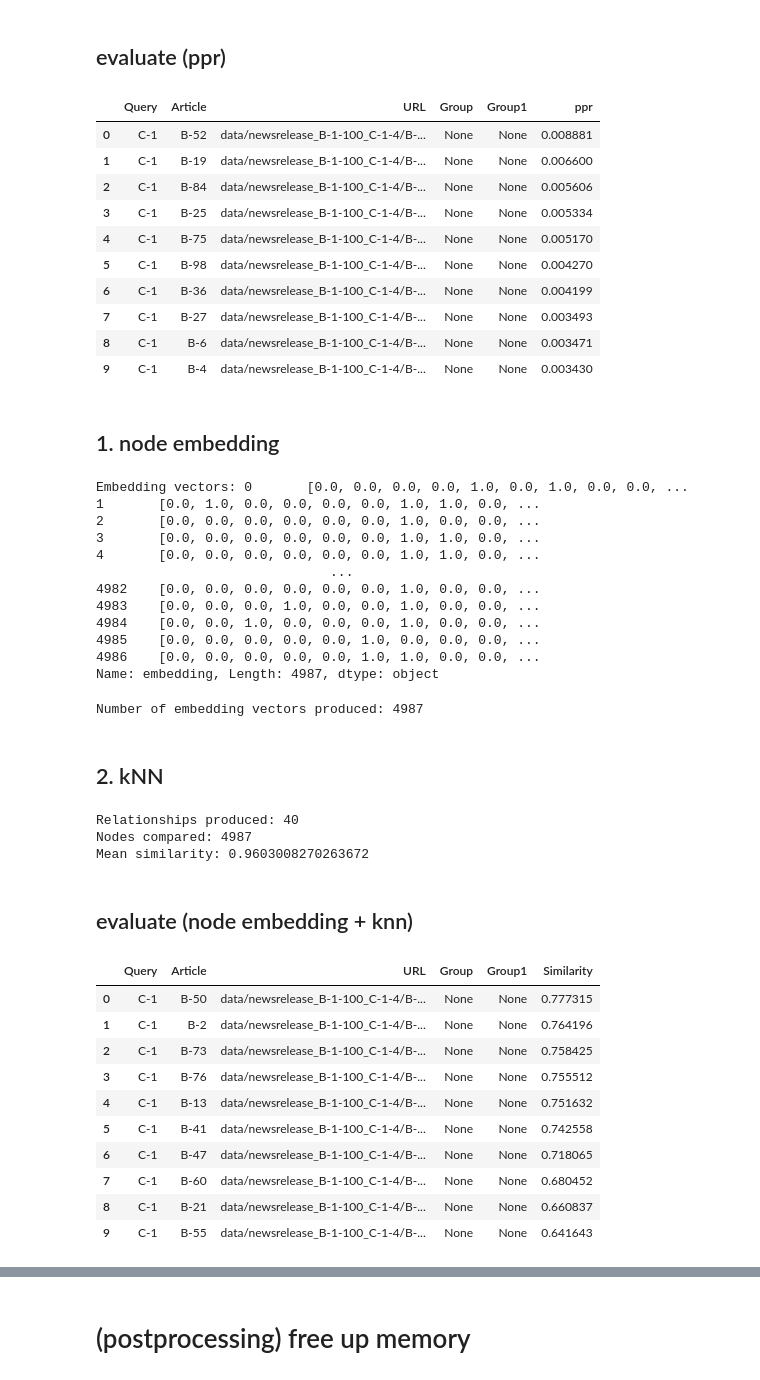
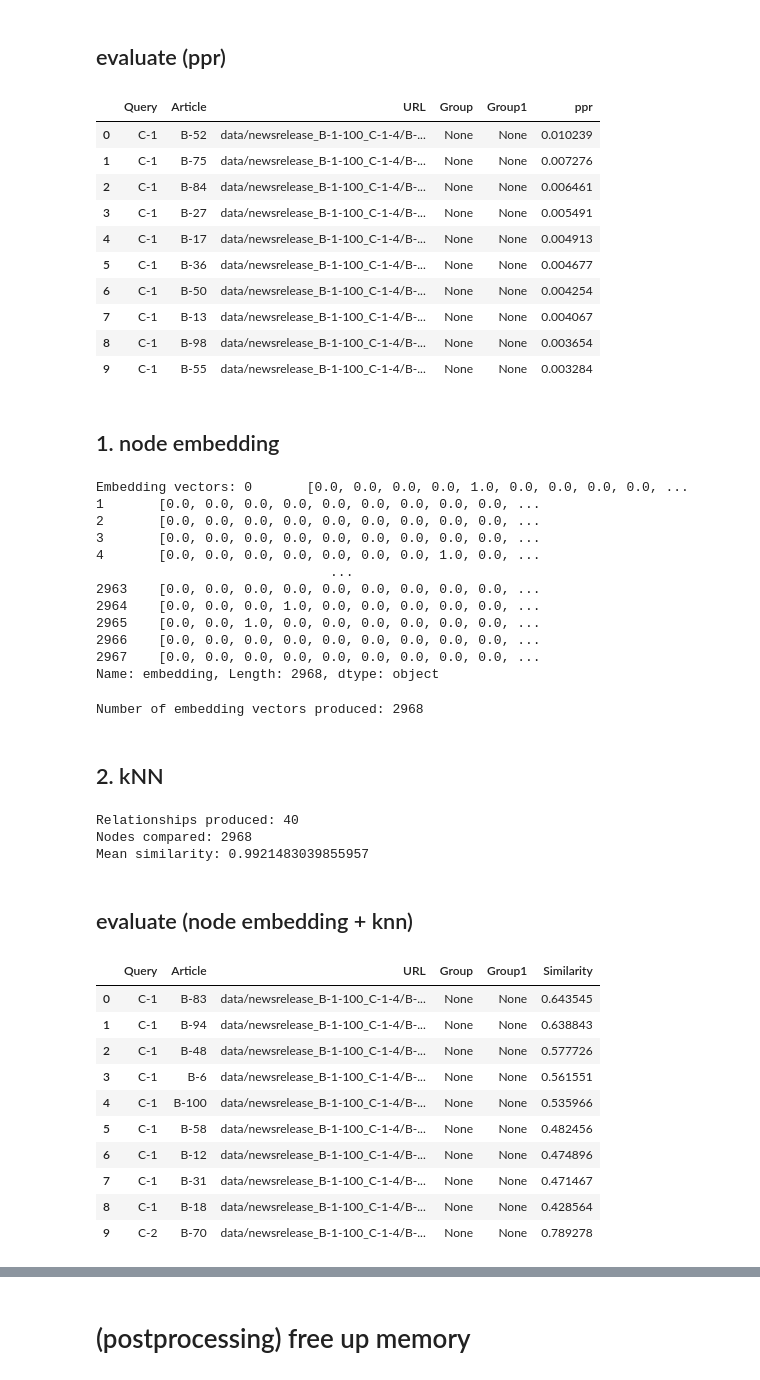
Before and after one commit to smallcat9603/graph, a Jupyter notebook: dnp/kg/neo4j_v1.ipynb, the cells around one changed output, grey strips where cells are left out. Drawn from its saved outputs; the diff is of its cells as text; code cells hidden in the pictures.

```diff
--- a/dnp/kg/neo4j_v1.ipynb
+++ b/dnp/kg/neo4j_v1.ipynb
@@ -14,7 +14,7 @@ print(gds.version())
 
 # params
 KEY = "AIzaSyAPQNUpCCFrsJhX2A-CgvOG4fDWlxuA8ec" # api key
-nphrase = 100 # number of nouns extracted from each article
+nphrase = 50 # number of nouns extracted from each article
 DATA_CLASS = "DNP" # DNP or WIKI
 DATA_TYPE = "TXT" # TXT or URL (currently txt is used for dnp data)
 DATA_URL = "" # input data
@@ -473,16 +473,16 @@ LIMIT 10
 gds.run_cypher(query)
 # %% [output]
 |  | Query | Article | URL | Group | Group1 | ppr |
-| 0 | C-1 | B-52 | data/newsrelease_B-1-100_C-1-4/B-... | None | None | 0.008881 |
-| 1 | C-1 | B-19 | data/newsrelease_B-1-100_C-1-4/B-... | None | None | 0.006600 |
-| 2 | C-1 | B-84 | data/newsrelease_B-1-100_C-1-4/B-... | None | None | 0.005606 |
-| 3 | C-1 | B-25 | data/newsrelease_B-1-100_C-1-4/B-... | None | None | 0.005334 |
-| 4 | C-1 | B-75 | data/newsrelease_B-1-100_C-1-4/B-... | None | None | 0.005170 |
-| 5 | C-1 | B-98 | data/newsrelease_B-1-100_C-1-4/B-... | None | None | 0.004270 |
-| 6 | C-1 | B-36 | data/newsrelease_B-1-100_C-1-4/B-... | None | None | 0.004199 |
-| 7 | C-1 | B-27 | data/newsrelease_B-1-100_C-1-4/B-... | None | None | 0.003493 |
-| 8 | C-1 | B-6 | data/newsrelease_B-1-100_C-1-4/B-... | None | None | 0.003471 |
-| 9 | C-1 | B-4 | data/newsrelease_B-1-100_C-1-4/B-... | None | None | 0.003430 |
+| 0 | C-1 | B-52 | data/newsrelease_B-1-100_C-1-4/B-... | None | None | 0.010239 |
+| 1 | C-1 | B-75 | data/newsrelease_B-1-100_C-1-4/B-... | None | None | 0.007276 |
+| 2 | C-1 | B-84 | data/newsrelease_B-1-100_C-1-4/B-... | None | None | 0.006461 |
+| 3 | C-1 | B-27 | data/newsrelease_B-1-100_C-1-4/B-... | None | None | 0.005491 |
+| 4 | C-1 | B-17 | data/newsrelease_B-1-100_C-1-4/B-... | None | None | 0.004913 |
+| 5 | C-1 | B-36 | data/newsrelease_B-1-100_C-1-4/B-... | None | None | 0.004677 |
+| 6 | C-1 | B-50 | data/newsrelease_B-1-100_C-1-4/B-... | None | None | 0.004254 |
+| 7 | C-1 | B-13 | data/newsrelease_B-1-100_C-1-4/B-... | None | None | 0.004067 |
+| 8 | C-1 | B-98 | data/newsrelease_B-1-100_C-1-4/B-... | None | None | 0.003654 |
+| 9 | C-1 | B-55 | data/newsrelease_B-1-100_C-1-4/B-... | None | None | 0.003284 |
 # %% [markdown]
 ## 1. node embedding
 # %%
@@ -515,18 +515,18 @@ result = gds.beta.hashgnn.stream(
 
 print(f"Embedding vectors: {result['embedding']}")
 # %% [output]
-Embedding vectors: 0       [0.0, 0.0, 0.0, 0.0, 1.0, 0.0, 1.0, 0.0, 0.0, ...
-1       [0.0, 1.0, 0.0, 0.0, 0.0, 0.0, 1.0, 1.0, 0.0, ...
-2       [0.0, 0.0, 0.0, 0.0, 0.0, 0.0, 1.0, 0.0, 0.0, ...
-3       [0.0, 0.0, 0.0, 0.0, 0.0, 0.0, 1.0, 1.0, 0.0, ...
-4       [0.0, 0.0, 0.0, 0.0, 0.0, 0.0, 1.0, 1.0, 0.0, ...
+Embedding vectors: 0       [0.0, 0.0, 0.0, 0.0, 1.0, 0.0, 0.0, 0.0, 0.0, ...
+1       [0.0, 0.0, 0.0, 0.0, 0.0, 0.0, 0.0, 0.0, 0.0, ...
+2       [0.0, 0.0, 0.0, 0.0, 0.0, 0.0, 0.0, 0.0, 0.0, ...
+3       [0.0, 0.0, 0.0, 0.0, 0.0, 0.0, 0.0, 0.0, 0.0, ...
+4       [0.0, 0.0, 0.0, 0.0, 0.0, 0.0, 0.0, 1.0, 0.0, ...
                               ...
-4982    [0.0, 0.0, 0.0, 0.0, 0.0, 0.0, 1.0, 0.0, 0.0, ...
-4983    [0.0, 0.0, 0.0, 1.0, 0.0, 0.0, 1.0, 0.0, 0.0, ...
-4984    [0.0, 0.0, 1.0, 0.0, 0.0, 0.0, 1.0, 0.0, 0.0, ...
-4985    [0.0, 0.0, 0.0, 0.0, 0.0, 1.0, 0.0, 0.0, 0.0, ...
-4986    [0.0, 0.0, 0.0, 0.0, 0.0, 1.0, 1.0, 0.0, 0.0, ...
-Name: embedding, Length: 4987, dtype: object
+2963    [0.0, 0.0, 0.0, 0.0, 0.0, 0.0, 0.0, 0.0, 0.0, ...
+2964    [0.0, 0.0, 0.0, 1.0, 0.0, 0.0, 0.0, 0.0, 0.0, ...
+2965    [0.0, 0.0, 1.0, 0.0, 0.0, 0.0, 0.0, 0.0, 0.0, ...
+2966    [0.0, 0.0, 0.0, 0.0, 0.0, 0.0, 0.0, 0.0, 0.0, ...
+2967    [0.0, 0.0, 0.0, 0.0, 0.0, 0.0, 0.0, 0.0, 0.0, ...
+Name: embedding, Length: 2968, dtype: object
 # %%
 # fastrp
 result = gds.fastRP.mutate(
@@ -565,7 +565,7 @@ result = gds.beta.hashgnn.mutate(
 
 print(f"Number of embedding vectors produced: {result['nodePropertiesWritten']}")
 # %% [output]
-Number of embedding vectors produced: 4987
+Number of embedding vectors produced: 2968
 # %% [markdown]
 ## 2. kNN
 # %%
@@ -578,7 +578,7 @@ result = gds.knn.filtered.write(
     concurrency=1,
     sampleRate=1.0,
     deltaThreshold=0.0,
-    writeRelationshipType="SIMILAR_F",
+    writeRelationshipType="SIMILAR_FASTRP",
     writeProperty="score",
     sourceNodeFilter="Query",
     targetNodeFilter="Article",
@@ -593,7 +593,7 @@ result = gds.knn.filtered.write(
     concurrency=1,
     sampleRate=1.0,
     deltaThreshold=0.0,
-    writeRelationshipType="SIMILAR_N",
+    writeRelationshipType="SIMILAR_NODE2VEC",
     writeProperty="score",
     sourceNodeFilter="Query",
     targetNodeFilter="Article",
@@ -608,7 +608,7 @@ result = gds.knn.filtered.write(
     concurrency=1,
     sampleRate=1.0,
     deltaThreshold=0.0,
-    writeRelationshipType="SIMILAR_H",
+    writeRelationshipType="SIMILAR_HASHGNN",
     writeProperty="score",
     sourceNodeFilter="Query",
     targetNodeFilter="Article",
@@ -619,31 +619,31 @@ print(f"Nodes compared: {result['nodesCompared']}")
 print(f"Mean similarity: {result['similarityDistribution']['mean']}")
 # %% [output]
 Relationships produced: 40
-Nodes compared: 4987
-Mean similarity: 0.9603008270263672
+Nodes compared: 2968
+Mean similarity: 0.9921483039855957
 # %% [markdown]
 ## evaluate (node embedding + knn)
 # %%
 # fastrp
 query = """
-MATCH (q:Query)-[r:SIMILAR_F]-(a:Article)
+MATCH (q:Query)-[r:SIMILAR_FASTRP]-(a:Article)
 RETURN q.name AS Query, a.name AS Article, a.url AS URL, a.grp AS Group, a.grp1 AS Group1, r.score AS Similarity
 ORDER BY Query, Similarity DESC
 LIMIT 10
 """
 gds.run_cypher(query)
 # %% [output]
 |  | Query | Article | URL | Group | Group1 | Similarity |
-| 0 | C-1 | B-50 | data/newsrelease_B-1-100_C-1-4/B-... | None | None | 0.777315 |
-| 1 | C-1 | B-2 | data/newsrelease_B-1-100_C-1-4/B-... | None | None | 0.764196 |
-| 2 | C-1 | B-73 | data/newsrelease_B-1-100_C-1-4/B-... | None | None | 0.758425 |
-| 3 | C-1 | B-76 | data/newsrelease_B-1-100_C-1-4/B-... | None | None | 0.755512 |
-| 4 | C-1 | B-13 | data/newsrelease_B-1-100_C-1-4/B-... | None | None | 0.751632 |
-| 5 | C-1 | B-41 | data/newsrelease_B-1-100_C-1-4/B-... | None | None | 0.742558 |
-| 6 | C-1 | B-47 | data/newsrelease_B-1-100_C-1-4/B-... | None | None | 0.718065 |
-| 7 | C-1 | B-60 | data/newsrelease_B-1-100_C-1-4/B-... | None | None | 0.680452 |
-| 8 | C-1 | B-21 | data/newsrelease_B-1-100_C-1-4/B-... | None | None | 0.660837 |
-| 9 | C-1 | B-55 | data/newsrelease_B-1-100_C-1-4/B-... | None | None | 0.641643 |
+| 0 | C-1 | B-83 | data/newsrelease_B-1-100_C-1-4/B-... | None | None | 0.643545 |
+| 1 | C-1 | B-94 | data/newsrelease_B-1-100_C-1-4/B-... | None | None | 0.638843 |
+| 2 | C-1 | B-48 | data/newsrelease_B-1-100_C-1-4/B-... | None | None | 0.577726 |
+| 3 | C-1 | B-6 | data/newsrelease_B-1-100_C-1-4/B-... | None | None | 0.561551 |
+| 4 | C-1 | B-100 | data/newsrelease_B-1-100_C-1-4/B-... | None | None | 0.535966 |
+| 5 | C-1 | B-58 | data/newsrelease_B-1-100_C-1-4/B-... | None | None | 0.482456 |
+| 6 | C-1 | B-12 | data/newsrelease_B-1-100_C-1-4/B-... | None | None | 0.474896 |
+| 7 | C-1 | B-31 | data/newsrelease_B-1-100_C-1-4/B-... | None | None | 0.471467 |
+| 8 | C-1 | B-18 | data/newsrelease_B-1-100_C-1-4/B-... | None | None | 0.428564 |
+| 9 | C-2 | B-70 | data/newsrelease_B-1-100_C-1-4/B-... | None | None | 0.789278 |
 # %%
 # node2vec
 query = """
```
Also changed, not shown: parts of 13 cells of this notebook.
